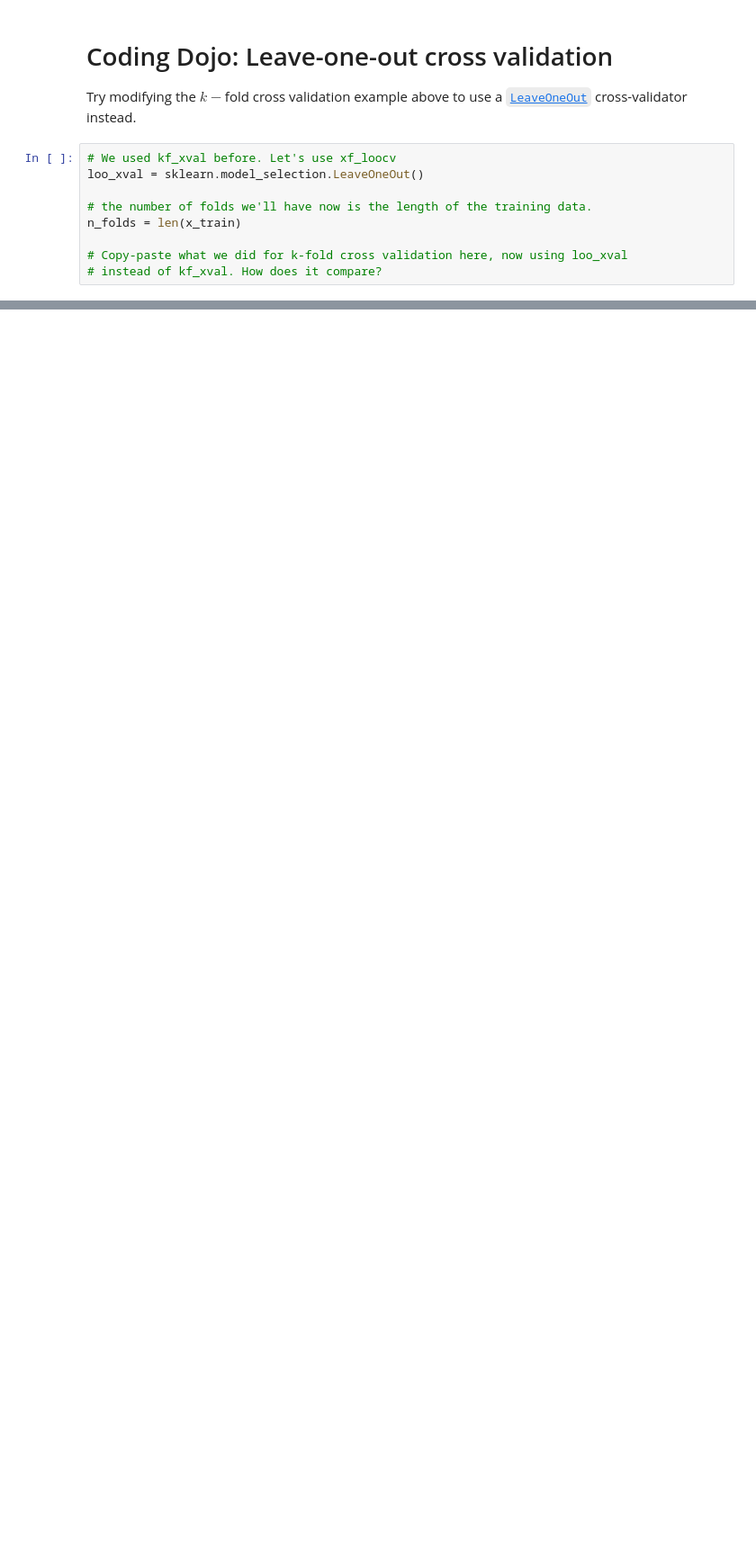
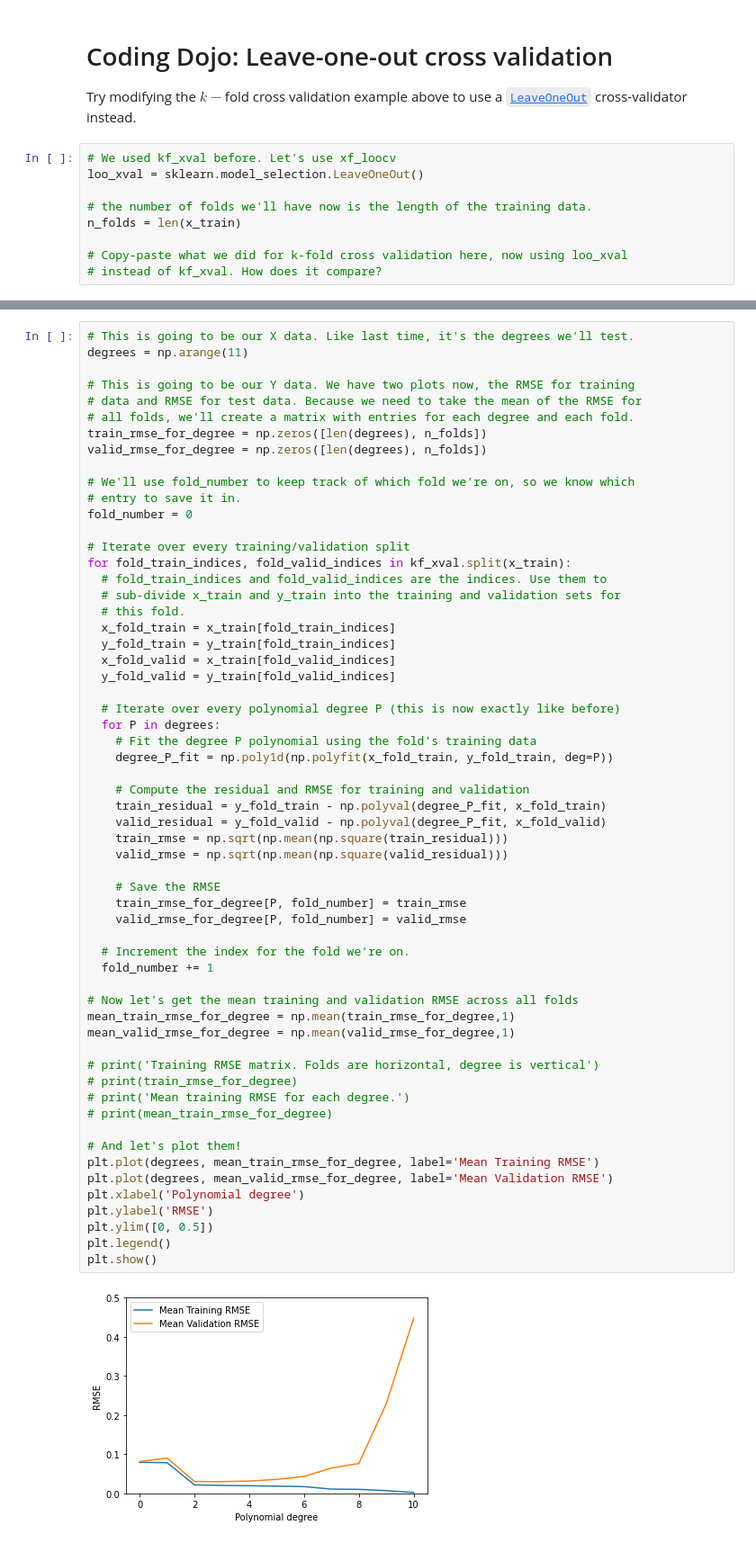
Before and after one commit to robperch/UCB_data_science_for_finance_and_accounting, a Jupyter notebook: notebooks/class_notebooks/Pre_Class_Overfitting, Train-Test Splitting, and Cross Validation.ipynb, the cells around one changed output, grey strips where cells are left out. Shown at 90% size. Cells and saved outputs as stored; diff of their text form; blank space fills up the shorter version.

```diff
--- a/notebooks/class_notebooks/Pre_Class_Overfitting, Train-Test Splitting, and Cross Validation.ipynb
+++ b/notebooks/class_notebooks/Pre_Class_Overfitting, Train-Test Splitting, and Cross Validation.ipynb
@@ -513,0 +764,61 @@ n_folds = len(x_train)
+# %%
+# This is going to be our X data. Like last time, it's the degrees we'll test.
+degrees = np.arange(11)
+
+# This is going to be our Y data. We have two plots now, the RMSE for training
+# data and RMSE for test data. Because we need to take the mean of the RMSE for
+# all folds, we'll create a matrix with entries for each degree and each fold.
+train_rmse_for_degree = np.zeros([len(degrees), n_folds])
+valid_rmse_for_degree = np.zeros([len(degrees), n_folds])
+
+# We'll use fold_number to keep track of which fold we're on, so we know which
+# entry to save it in.
+fold_number = 0
+
+# Iterate over every training/validation split
+for fold_train_indices, fold_valid_indices in kf_xval.split(x_train):
+  # fold_train_indices and fold_valid_indices are the indices. Use them to
+  # sub-divide x_train and y_train into the training and validation sets for
+  # this fold.
+  x_fold_train = x_train[fold_train_indices]
+  y_fold_train = y_train[fold_train_indices]
+  x_fold_valid = x_train[fold_valid_indices]
+  y_fold_valid = y_train[fold_valid_indices]
+
+  # Iterate over every polynomial degree P (this is now exactly like before)
+  for P in degrees:
+    # Fit the degree P polynomial using the fold's training data
+    degree_P_fit = np.poly1d(np.polyfit(x_fold_train, y_fold_train, deg=P))
+
+    # Compute the residual and RMSE for training and validation
+    train_residual = y_fold_train - np.polyval(degree_P_fit, x_fold_train)
+    valid_residual = y_fold_valid - np.polyval(degree_P_fit, x_fold_valid)
+    train_rmse = np.sqrt(np.mean(np.square(train_residual)))
+    valid_rmse = np.sqrt(np.mean(np.square(valid_residual)))
+
+    # Save the RMSE
+    train_rmse_for_degree[P, fold_number] = train_rmse
+    valid_rmse_for_degree[P, fold_number] = valid_rmse
+
+  # Increment the index for the fold we're on.
+  fold_number += 1
+
+# Now let's get the mean training and validation RMSE across all folds
+mean_train_rmse_for_degree = np.mean(train_rmse_for_degree,1)
+mean_valid_rmse_for_degree = np.mean(valid_rmse_for_degree,1)
+
+# print('Training RMSE matrix. Folds are horizontal, degree is vertical')
+# print(train_rmse_for_degree)
+# print('Mean training RMSE for each degree.')
+# print(mean_train_rmse_for_degree)
+
+# And let's plot them!
+plt.plot(degrees, mean_train_rmse_for_degree, label='Mean Training RMSE')
+plt.plot(degrees, mean_valid_rmse_for_degree, label='Mean Validation RMSE')
+plt.xlabel('Polynomial degree')
+plt.ylabel('RMSE')
+plt.ylim([0, 0.5])
+plt.legend()
+plt.show()
+# %% [output]
+[figure, added]
```
Also changed, not shown: parts of 40 cells of this notebook.
